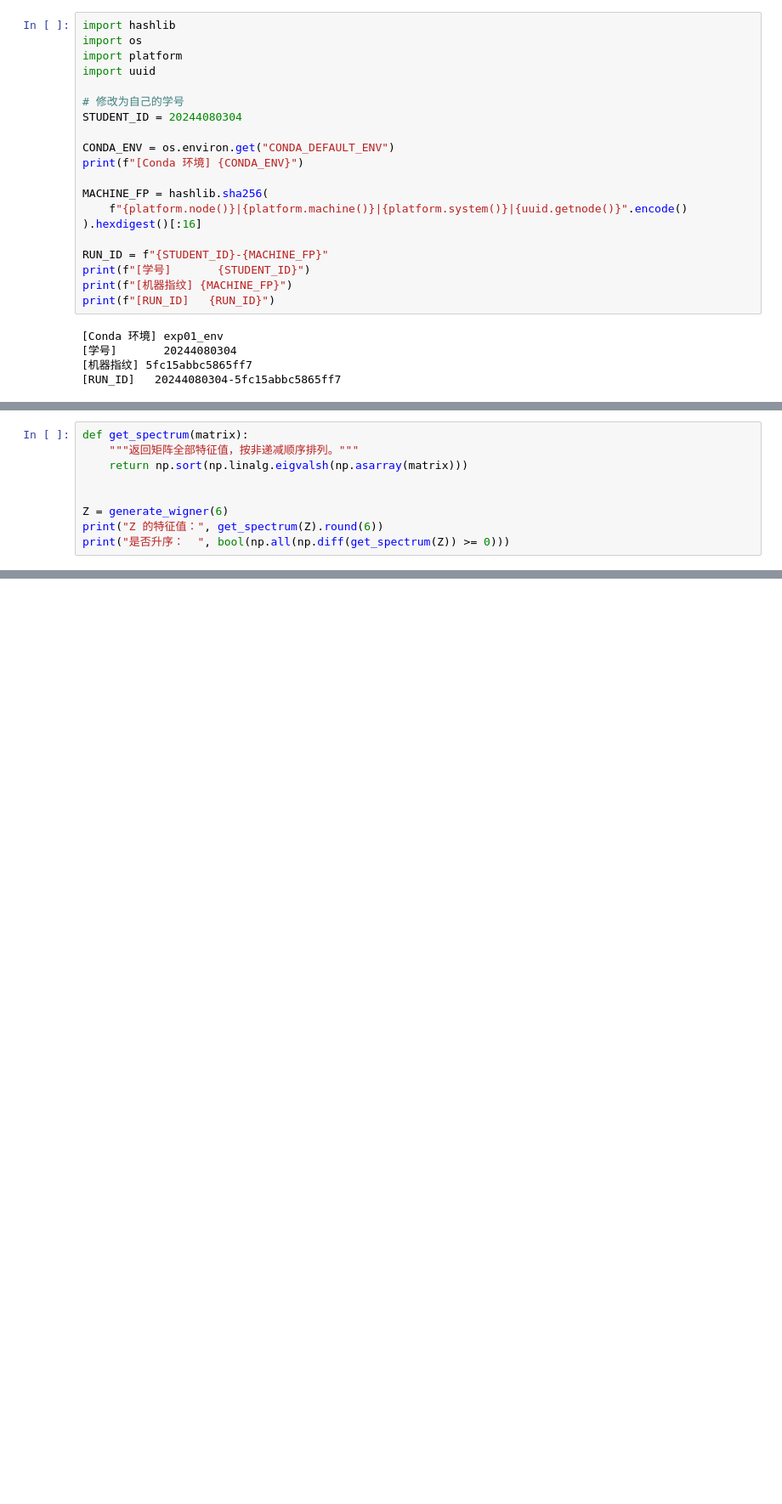
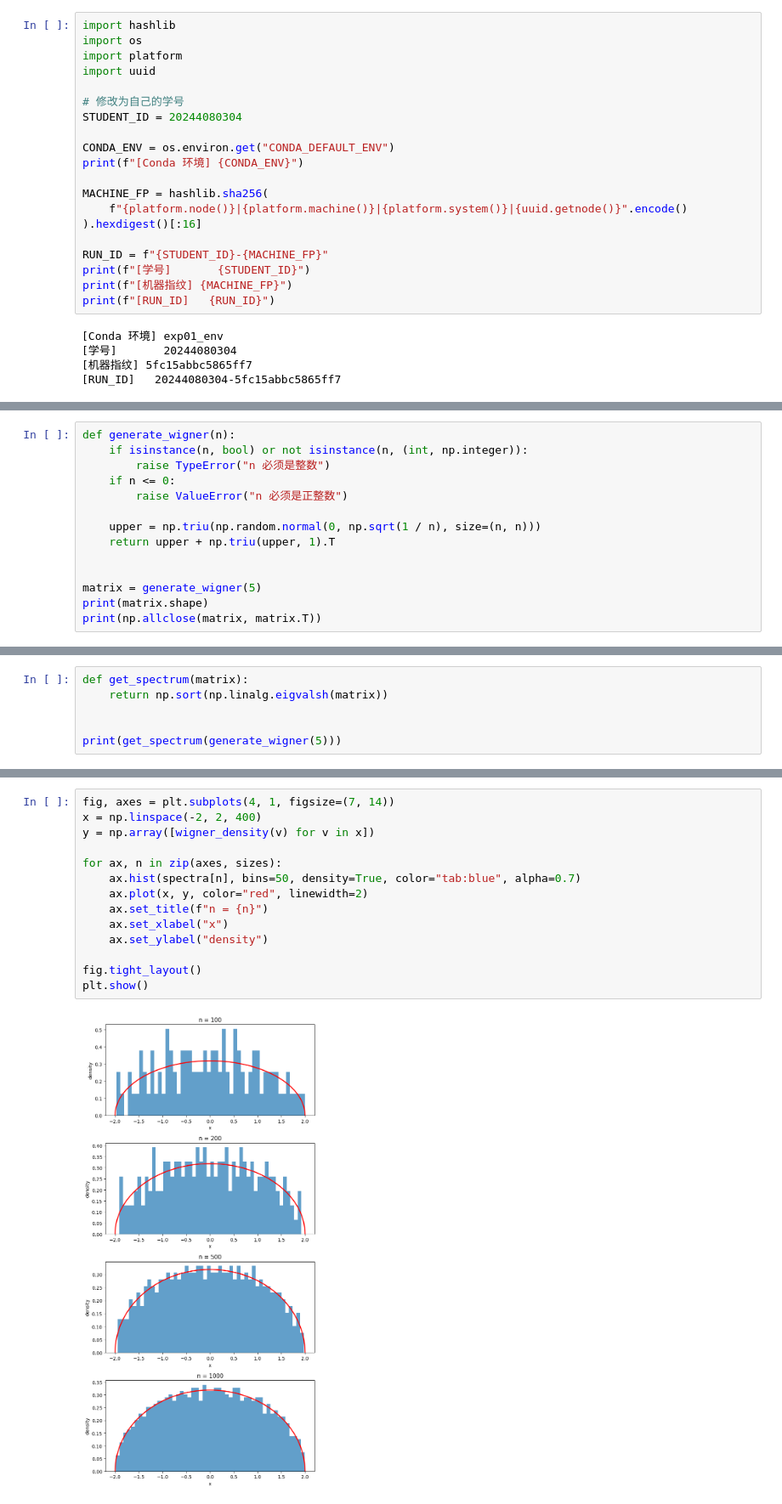
Before and after one commit to vante-jk/python, a Jupyter notebook: 20244080304_李晓月_hw03.ipynb, the cells around one changed output, grey strips where cells are left out. Shown at 85% size. Cells and saved outputs as stored; diff of their text form; blank space fills up the shorter version.

```diff
--- a/20244080304_李晓月_hw03.ipynb
+++ b/20244080304_李晓月_hw03.ipynb
@@ -150,9 +25,0 @@ generate_wigner('10') -> TypeError: n 必须是整数，得到 str
-# %%
-def get_spectrum(matrix):
-    """返回矩阵全部特征值，按非递减顺序排列。"""
-    return np.sort(np.linalg.eigvalsh(np.asarray(matrix)))
-
-
-Z = generate_wigner(6)
-print("Z 的特征值：", get_spectrum(Z).round(6))
-print("是否升序：  ", bool(np.all(np.diff(get_spectrum(Z)) >= 0)))
@@ -508,0 +54,14 @@ virginica       2.7807  2.6667  2.1250   4.0  0.4074      2.2305  2.1695  1.8235
+# %%
+def generate_wigner(n):
+    if isinstance(n, bool) or not isinstance(n, (int, np.integer)):
+        raise TypeError("n 必须是整数")
+    if n <= 0:
+        raise ValueError("n 必须是正整数")
+
+    upper = np.triu(np.random.normal(0, np.sqrt(1 / n), size=(n, n)))
+    return upper + np.triu(upper, 1).T
+
+
+matrix = generate_wigner(5)
+print(matrix.shape)
+print(np.allclose(matrix, matrix.T))
@@ -508,0 +71,6 @@ virginica       2.7807  2.6667  2.1250   4.0  0.4074      2.2305  2.1695  1.8235
+# %%
+def get_spectrum(matrix):
+    return np.sort(np.linalg.eigvalsh(matrix))
+
+
+print(get_spectrum(generate_wigner(5)))
@@ -508,0 +82,16 @@ virginica       2.7807  2.6667  2.1250   4.0  0.4074      2.2305  2.1695  1.8235
+# %%
+fig, axes = plt.subplots(4, 1, figsize=(7, 14))
+x = np.linspace(-2, 2, 400)
+y = np.array([wigner_density(v) for v in x])
+
+for ax, n in zip(axes, sizes):
+    ax.hist(spectra[n], bins=50, density=True, color="tab:blue", alpha=0.7)
+    ax.plot(x, y, color="red", linewidth=2)
+    ax.set_title(f"n = {n}")
+    ax.set_xlabel("x")
+    ax.set_ylabel("density")
+
+fig.tight_layout()
+plt.show()
+# %% [output]
+[figure, added]
```
Also changed, not shown: parts of 44 cells of this notebook, 2 other files.
